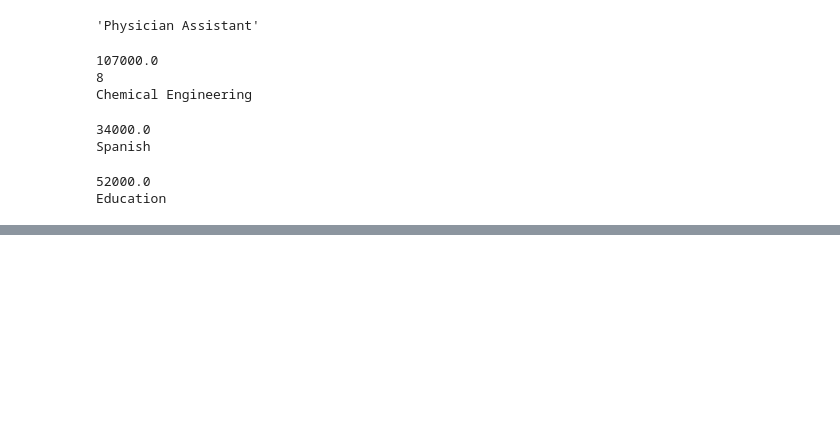
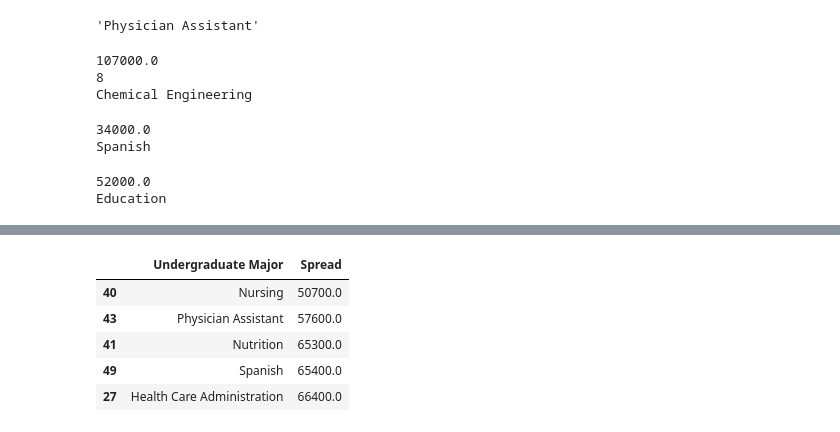
Before and after one commit to souvik119/Python100DaysOfCode, a Jupyter notebook: Data_analysis/data_exploration_college_major.ipynb, the cells around one changed output, grey strips where cells are left out. Cells and saved outputs as stored; diff of their text form; code cells hidden in the pictures; blank space fills up the shorter version.

```diff
--- a/Data_analysis/data_exploration_college_major.ipynb
+++ b/Data_analysis/data_exploration_college_major.ipynb
@@ -119,0 +127,10 @@ clean_df.head()
+# %%
+low_risk = clean_df.sort_values('Spread')
+low_risk[['Undergraduate Major', 'Spread']].head()
+# %% [output]
+|  | Undergraduate Major | Spread |
+| 40 | Nursing | 50700.0 |
+| 43 | Physician Assistant | 57600.0 |
+| 41 | Nutrition | 65300.0 |
+| 49 | Spanish | 65400.0 |
+| 27 | Health Care Administration | 66400.0 |
```
Also changed, not shown: parts of 3 cells of this notebook.
